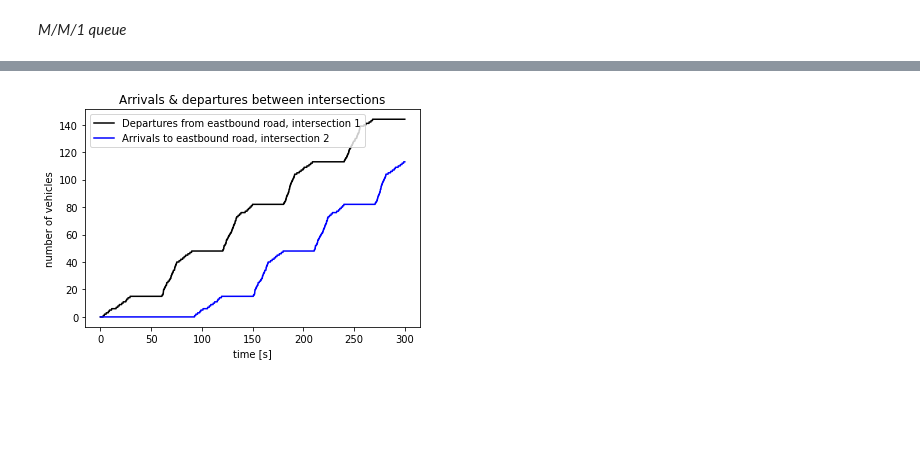
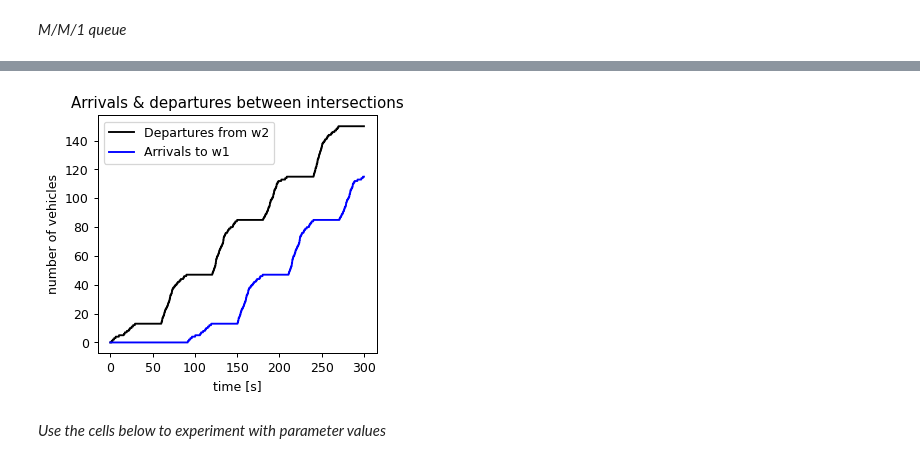
Before and after one commit to KingJohanna/vehicle-traffic-congestion-control, a Jupyter notebook: Simulation.ipynb, the cells around one changed output, grey strips where cells are left out. Saved outputs shown, nothing was run; the diff lists cells and outputs as text; code cells hidden in the pictures; blank space fills up the shorter version.

```diff
--- a/Simulation.ipynb
+++ b/Simulation.ipynb
@@ -193,14 +196,15 @@ s2_queue_length, s2_departures, s2_arrivals, s2_wait_time = s2_queue.get_stats()
 # %%
-# This is to demonstrate how vehicles move between the intersections
-
-e1_line, = plt.plot(np.arange(0.,300.+delta_t,delta_t), e1_departures, 'black')
-e1_line.set_label('Departures from eastbound road, intersection 1')
-e2_line, = plt.plot(np.arange(0.,300.+delta_t,delta_t), e2_arrivals, 'blue')
-e2_line.set_label('Arrivals to eastbound road, intersection 2')
+plt.figure(figsize=(4, 3.5), dpi=90)
+line1, = plt.plot(np.arange(0.,300.+delta_t,delta_t), w2_departures, 'black')
+line1.set_label('Departures from w2')
+line2, = plt.plot(np.arange(0.,300.+delta_t,delta_t), w1_arrivals, 'blue')
+line2.set_label('Arrivals to w1')
 plt.xlabel('time [s]')
 plt.ylabel('number of vehicles')
 plt.title('Arrivals & departures between intersections')
 plt.legend()
-plt.show()
+plt.savefig('figs/w_arrivals_departures.png', bbox_inches='tight')
 # %% [output]
-[figure, old version]
+[figure, new version]
+# %% [markdown]
+*Use the cells below to experiment with parameter values*
```
Also changed, not shown: parts of 13 cells of this notebook, 3 other files.
